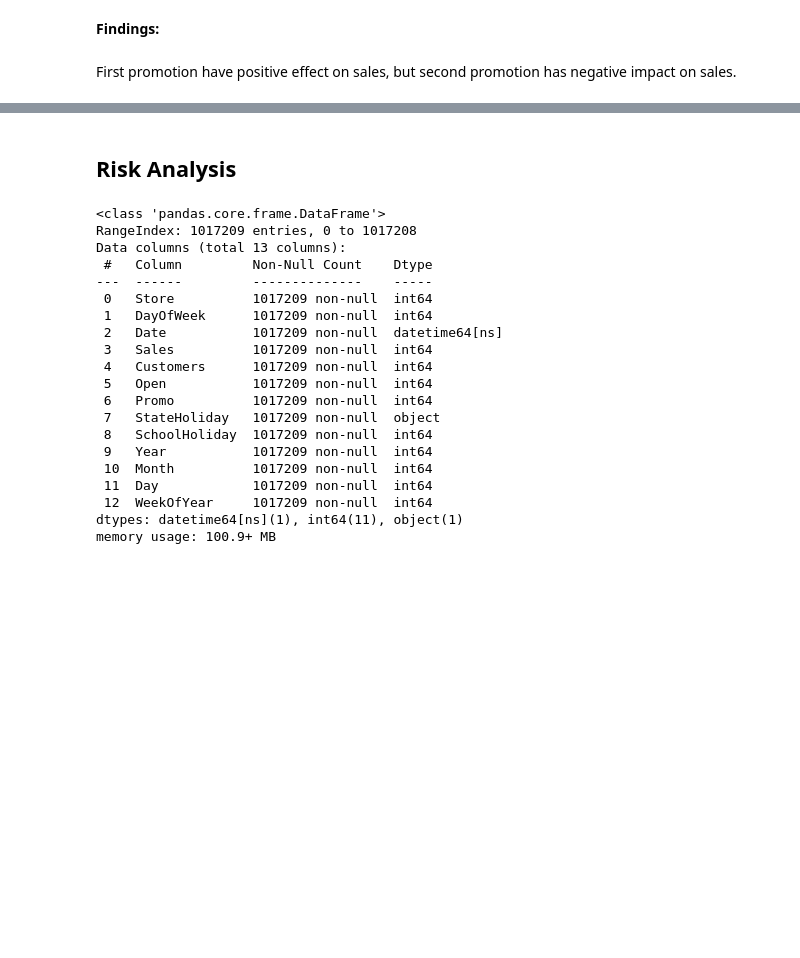
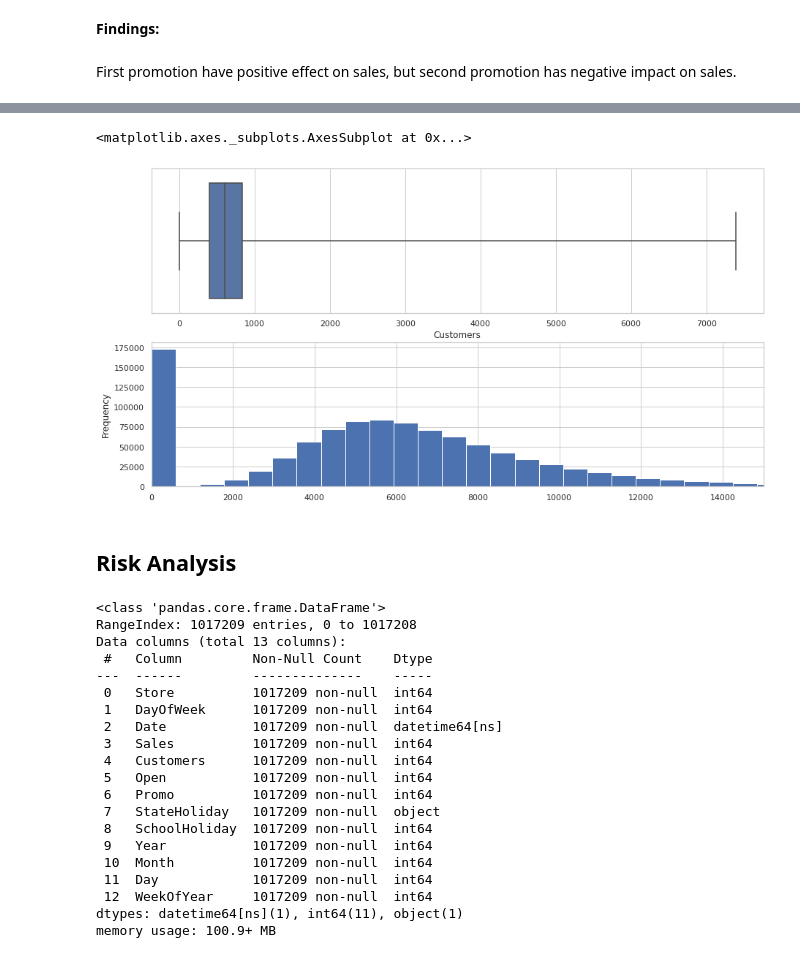
Before and after one commit to Team-AlmaBetter/Retail-Sales-Prediction, a Jupyter notebook: Rossmann_Sales_Prediction_Capstone_Project_ipynb.ipynb, the cells around one changed output, grey strips where cells are left out. Drawn from its saved outputs; the diff is of its cells as text; code cells hidden in the pictures; blank space fills up the shorter version.

```diff
--- a/Rossmann_Sales_Prediction_Capstone_Project_ipynb.ipynb
+++ b/Rossmann_Sales_Prediction_Capstone_Project_ipynb.ipynb
@@ -876,3 +901,17 @@ First promotion have positive effect on sales, but second promotion has negative
+# %%
+# Sales
+
+fig, (axis1,axis2) = plt.subplots(2,1,figsize=(15,8))
+
+# Plot max, min values, & 2nd, 3rd quartile
+sns.boxplot(x= R_data["Customers"], whis=np.inf, ax=axis1)
+
+# Plot sales values
+# Notice that values with 0 is mostly because the store was closed
+R_data["Sales"].plot(kind='hist',bins=70,xlim=(0,15000),ax=axis2)
+# %% [output]
+<matplotlib.axes._subplots.AxesSubplot at 0x...>
+[figure, added]
 # %% [markdown]
 ## Risk Analysis
 # %%
```
Also changed, not shown: parts of 19 cells of this notebook.
